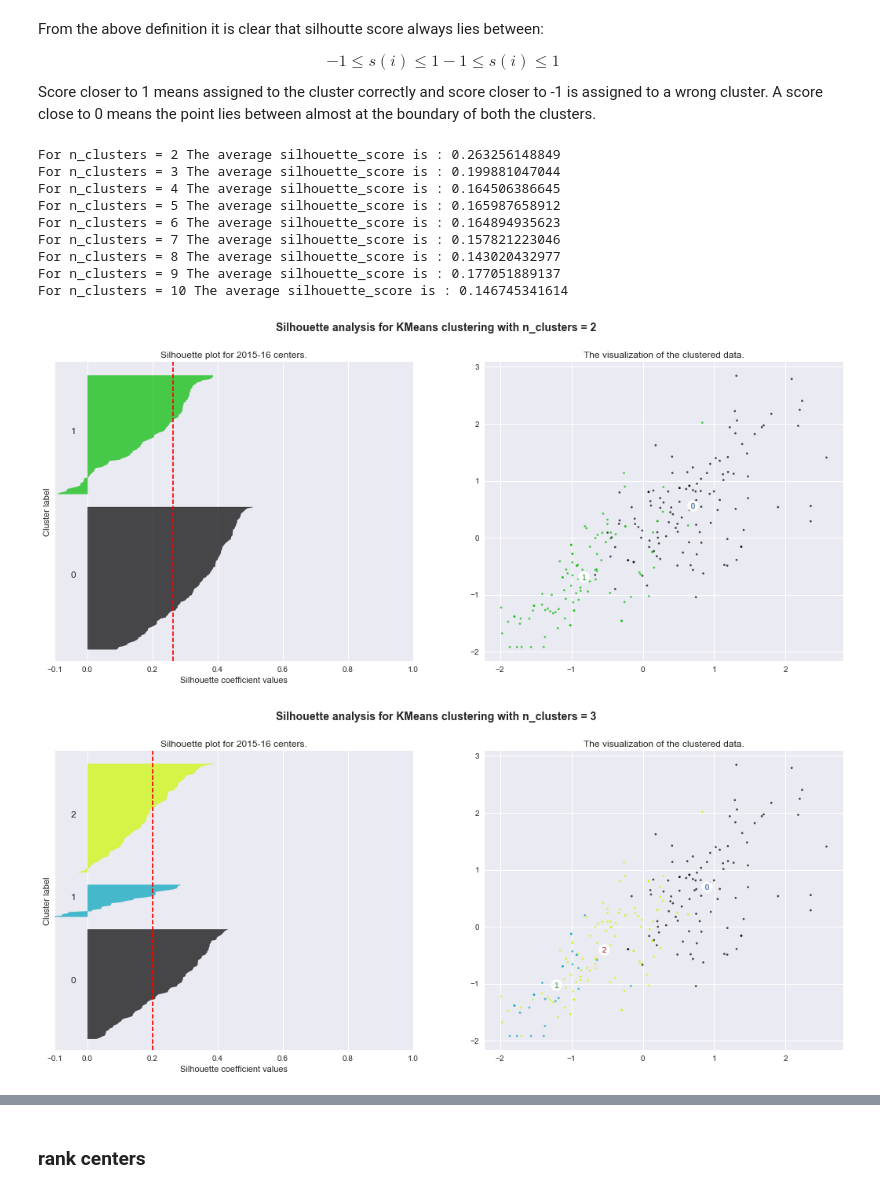
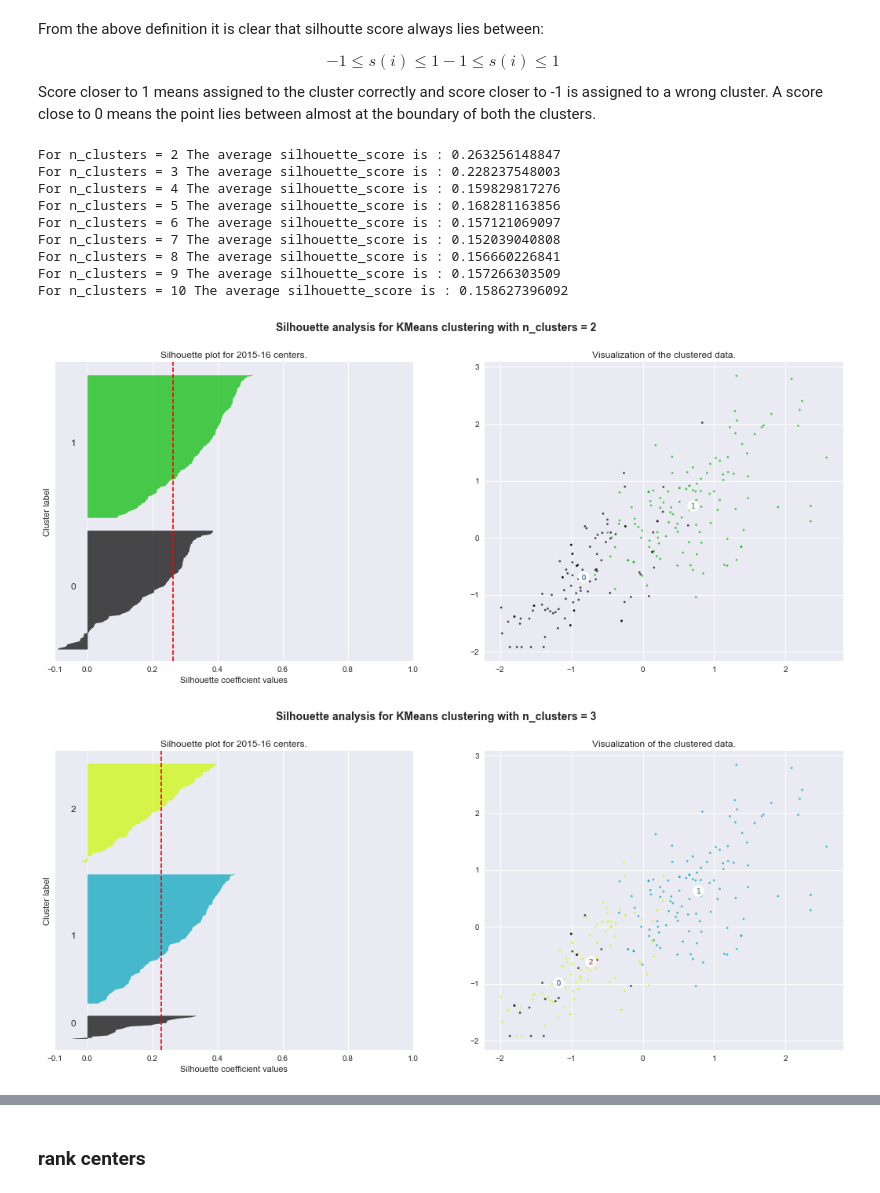
Before and after one commit to stephtselios/nhl_roster_design, a Jupyter notebook: clusters/cluster_analysis_2015.ipynb, the cells around one changed output, grey strips where cells are left out. Saved outputs shown, nothing was run; the diff lists cells and outputs as text; code cells hidden in the pictures.

```diff
--- a/clusters/cluster_analysis_2015.ipynb
+++ b/clusters/cluster_analysis_2015.ipynb
@@ -48,7 +48,7 @@ da.shape
 # %%
 dfs = da.copy()
 dfs = dfs[(dfs['Position'] != 'D') & (dfs['Position'] != 'G') ]
-dfs = dfs.sort_values(['TPoints'], ascending=[False])
+dfs = dfs.sort_values(['TPoints'], ascending=[True])
 dfs.head()
 # %% [output]
 |  | Season | TeamCode | PlayerName | Position | TGP | TGoals | TAssists | TPoints | TGoalsF | TGoalsA | ... |
@@ -134,9 +135,9 @@ cluster_range = range( 1, 11 )
 cluster_errors = []
 
 for num_clusters in cluster_range:
-  clusters = KMeans( num_clusters )
-  clusters.fit( c_scaled )
-  cluster_errors.append( clusters.inertia_ )
+  clusters = KMeans(num_clusters, init='k-means++', max_iter=1000, random_state=800)
+  clusters.fit(c_scaled)
+  cluster_errors.append(clusters.inertia_)
 # %%
 clusters_dc = pd.DataFrame( { "num_clusters":cluster_range, "cluster_errors": cluster_errors } )
 clusters_dc[0:10]
@@ -216,7 +217,7 @@ for n_clusters in cluster_range:
 
   # Initialize the clusterer with n_clusters value and a random generator
   # seed of 10 for reproducibility.
-  clusterer = KMeans(n_clusters=n_clusters, max_iter=1000, random_state=10)
+  clusterer = KMeans(n_clusters=n_clusters, init='k-means++', max_iter=1000, random_state=800)
   cluster_labels = clusterer.fit_predict( c_scaled )
 
   # The silhouette_score gives the average value for all the samples.
@@ -258,42 +259,42 @@ for n_clusters in cluster_range:
 
   # The vertical line for average silhoutte score of all the values
   ax1.axvline(x=silhouette_avg, color="red", linestyle="--")
 
   ax1.set_yticks([])  # Clear the yaxis labels / ticks
   ax1.set_xticks([-0.1, 0, 0.2, 0.4, 0.6, 0.8, 1])
 
   # 2nd Plot showing the actual clusters formed
   colors = cm.spectral(cluster_labels.astype(float) / n_clusters)
   ax2.scatter(c_scaled[:, 0], c_scaled[:, 1], marker='.', s=30, lw=0, alpha=0.7,
               c=colors)
 
   # Labeling the clusters
   centers = clusterer.cluster_centers_
   # Draw white circles at cluster centers
   ax2.scatter(centers[:, 0], centers[:, 1],
               marker='o', c="white", alpha=1, s=200)
 
   for i, c in enumerate(centers):
       ax2.scatter(c[0], c[1], marker='$%d$' % i, alpha=1, s=50)
 
-  ax2.set_title("The visualization of the clustered data.")
+  ax2.set_title("Visualization of the clustered data.")
 
 
   plt.suptitle(("Silhouette analysis for KMeans clustering "
                 "with n_clusters = %d" % n_clusters),
                fontsize=14, fontweight='bold')
 
 plt.savefig('/Users/stefanostselios/Brock University/Kevin Mongeon - StephanosShare/out/clusters/2015_centers_silhouette_analysis.pdf')
 plt.show()
 # %% [output]
-For n_clusters = 2 The average silhouette_score is : 0.263256148849
-For n_clusters = 3 The average silhouette_score is : 0.199881047044
-For n_clusters = 4 The average silhouette_score is : 0.164506386645
-For n_clusters = 5 The average silhouette_score is : 0.165987658912
-For n_clusters = 6 The average silhouette_score is : 0.164894935623
-For n_clusters = 7 The average silhouette_score is : 0.157821223046
-For n_clusters = 8 The average silhouette_score is : 0.143020432977
-For n_clusters = 9 The average silhouette_score is : 0.177051889137
-For n_clusters = 10 The average silhouette_score is : 0.146745341614
+For n_clusters = 2 The average silhouette_score is : 0.263256148847
+For n_clusters = 3 The average silhouette_score is : 0.228237548003
+For n_clusters = 4 The average silhouette_score is : 0.159829817276
+For n_clusters = 5 The average silhouette_score is : 0.168281163856
+For n_clusters = 6 The average silhouette_score is : 0.157121069097
+For n_clusters = 7 The average silhouette_score is : 0.152039040808
+For n_clusters = 8 The average silhouette_score is : 0.156660226841
+For n_clusters = 9 The average silhouette_score is : 0.157266303509
+For n_clusters = 10 The average silhouette_score is : 0.158627396092
-[figure, old version]
+[figure, new version]
-[figure, old version]
+[figure, new version]
```
Also changed, not shown: parts of 36 cells of this notebook, 10 other files.
